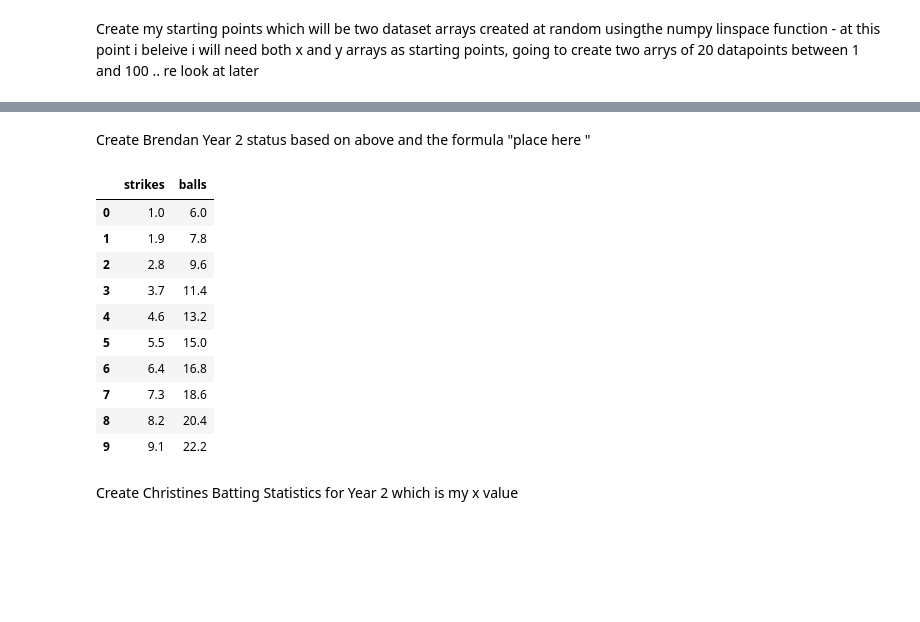
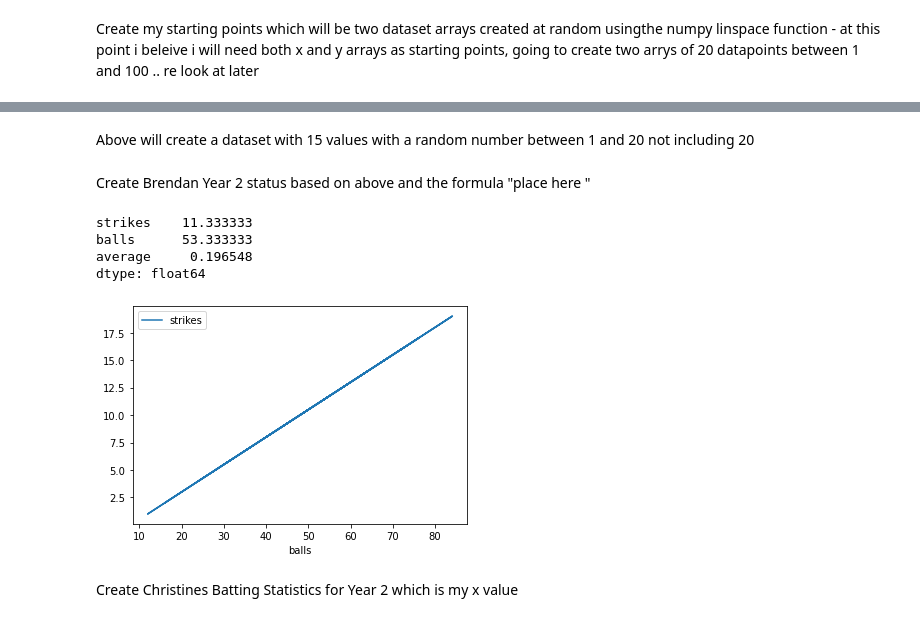
Before and after one commit to brendantipp/sem2_fun_data_analysis, a Jupyter notebook: tasks.ipynb, the cells around one changed output, grey strips where cells are left out. Cells and saved outputs as stored; diff of their text form; code cells hidden in the pictures; blank space fills up the shorter version.

Commit message:
grouped both datasets didnt get expected result needs fix

```diff
--- a/tasks.ipynb
+++ b/tasks.ipynb
@@ -195,23 +191,23 @@ Create my Batting Statistics for BatterA for Year1
 # %%
-brendan = pd.DataFrame({"strikes": np.linspace(1, 10,10, endpoint = False)})
+brendan = pd.DataFrame({"strikes": np.random.randint(1,20, size=(15))})
+#brendan
+# %% [markdown]
+Above will create a dataset with 15 values with a random number between 1 and 20 not including 20
 # %% [markdown]
 Create Brendan Year 2 status based on above and the formula "place here "
 # %%
 brendan["balls"] = a * brendan["strikes"] + b
+brendan["average"] = brendan["strikes"] / brendan["balls"]
-# %%
-brendan
-# %% [output]
-|  | strikes | balls |
-| 0 | 1.0 | 6.0 |
-| 1 | 1.9 | 7.8 |
-| 2 | 2.8 | 9.6 |
-| 3 | 3.7 | 11.4 |
-| 4 | 4.6 | 13.2 |
-| 5 | 5.5 | 15.0 |
-| 6 | 6.4 | 16.8 |
-| 7 | 7.3 | 18.6 |
-| 8 | 8.2 | 20.4 |
-| 9 | 9.1 | 22.2 |
+# %%
+
+brendan.plot(x ='balls', y='strikes', kind = 'line');
+brendan.mean()
+# %% [output]
+strikes    11.333333
+balls      53.333333
+average     0.196548
+dtype: float64
+[figure, added]
 # %% [markdown]
 Create Christines Batting Statistics for Year 2 which is my x value
 # %%
```
Also changed, not shown: parts of 15 cells of this notebook.
